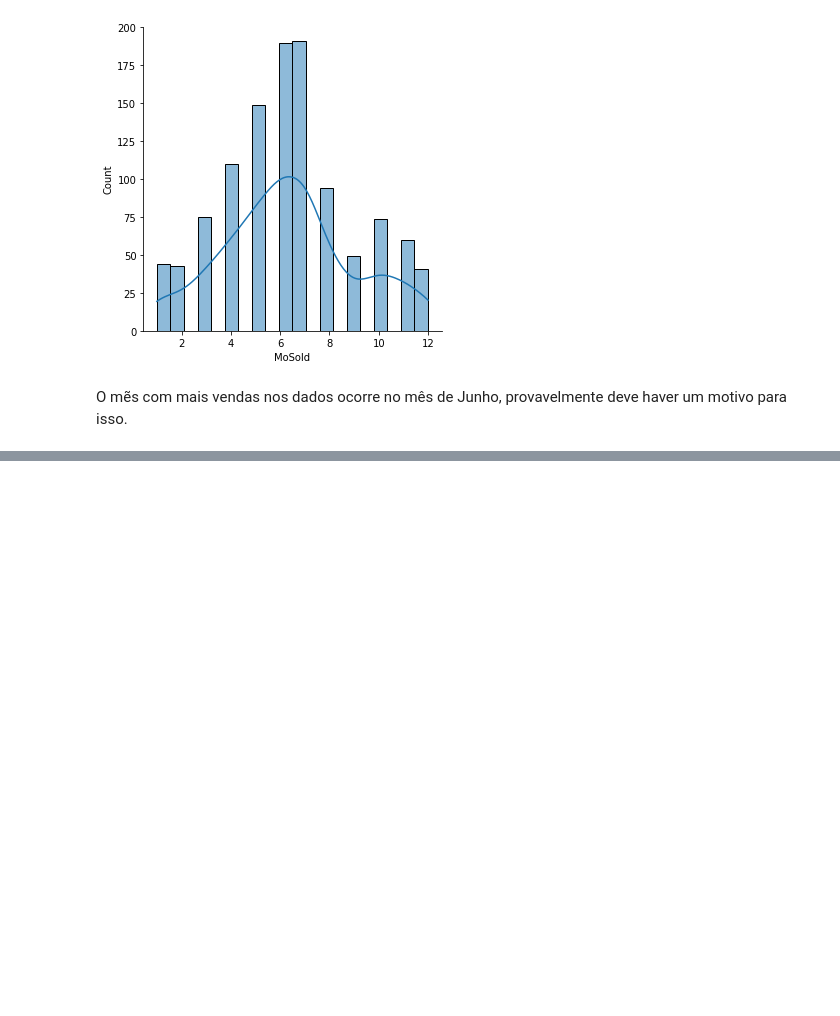
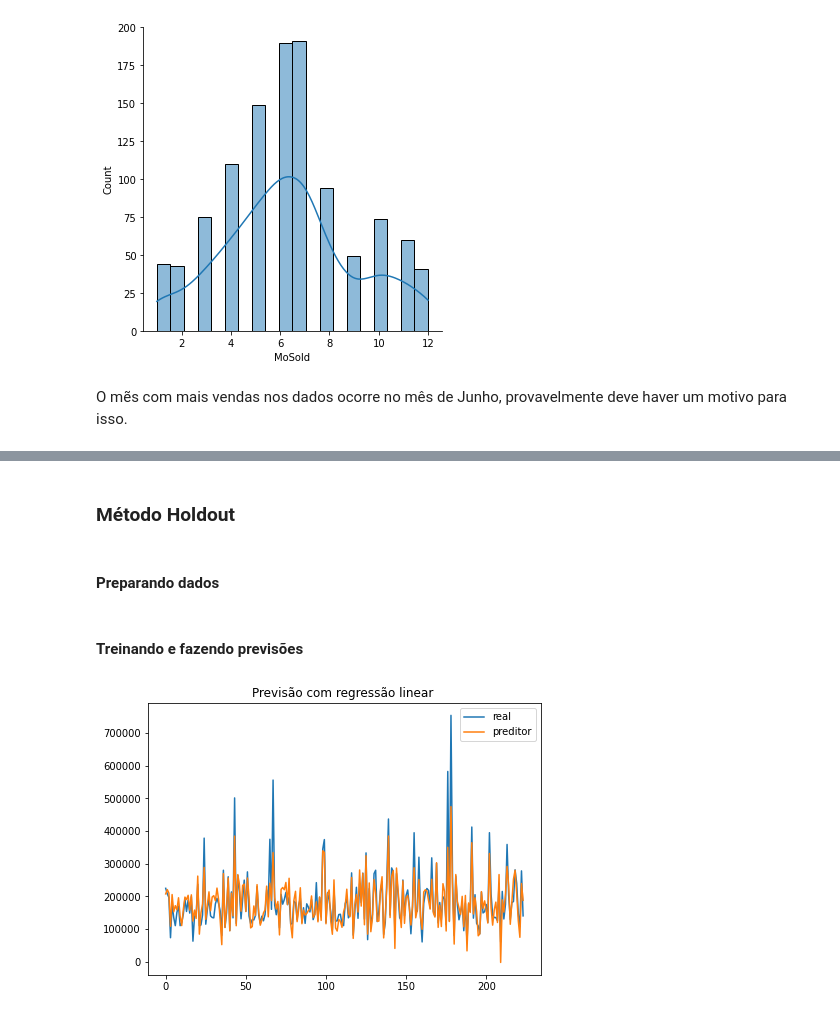
Before and after one commit to svhenrique/house-prices-predictor, a Jupyter notebook: HousePricesPredictor.ipynb, the cells around one changed output, grey strips where cells are left out. Drawn from its saved outputs; the diff is of its cells as text; code cells hidden in the pictures; blank space fills up the shorter version.

```diff
--- a/HousePricesPredictor.ipynb
+++ b/HousePricesPredictor.ipynb
@@ -523,0 +571,4 @@ O mẽs com mais vendas nos dados ocorre no mês de Junho, provavelmente deve ha
+# %%
+# preparando y
+y = train_data['SalePrice']
+y.head()
@@ -523,0 +593,28 @@ O mẽs com mais vendas nos dados ocorre no mês de Junho, provavelmente deve ha
+# %% [markdown]
+### Método Holdout
+# %% [markdown]
+#### Preparando dados
+# %%
+# separando conjunto de teste e conjunto de treino com a feature de idades (método holdout)
+X_train, X_test, y_train, y_test = train_test_split(X,y, test_size=0.2)
+# %% [markdown]
+#### Treinando e fazendo previsões
+# %%
+# definindo modelo de regressão linear
+linear1 = LinearRegression()
+linear1.fit(X_train,y_train)
+pred_linear1 = linear1.predict(X_test)
+# %%
+# plotando resultados da MLP
+
+plt.figure(figsize=(15.5,5))
+
+plt.subplot(1, 2, 1)
+plt.plot(y_test.reset_index(drop=True),label='real')
+plt.plot(pred_linear1,label='preditor')
+plt.legend()
+plt.title('Previsão com regressão linear ')
+
+plt.show()
+# %% [output]
+[figure, added]
```
Also changed, not shown: parts of 36 cells of this notebook.
